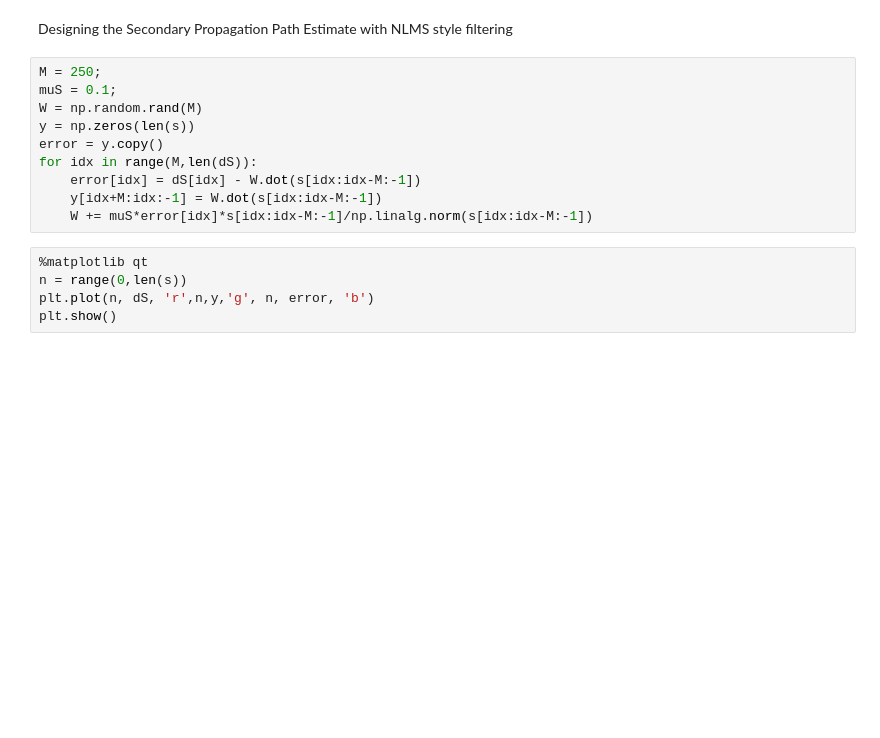
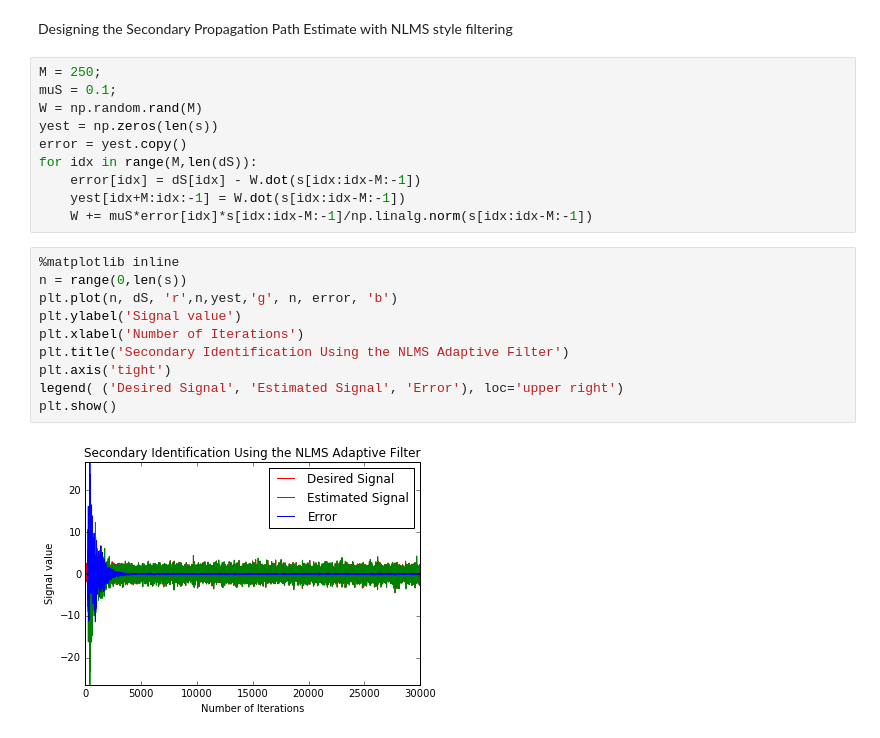
Before and after one commit to mhemeryck/python_class, a Jupyter notebook: Python tutorial.ipynb, the cells around one changed output. Saved outputs shown, nothing was run; the diff lists cells and outputs as text; blank space fills up the shorter version.

```diff
--- a/Python tutorial.ipynb
+++ b/Python tutorial.ipynb
@@ -156,14 +128,21 @@ Designing the Secondary Propagation Path Estimate with NLMS style filtering
 M = 250;
 muS = 0.1;
 W = np.random.rand(M)
-y = np.zeros(len(s))
-error = y.copy()
+yest = np.zeros(len(s))
+error = yest.copy()
 for idx in range(M,len(dS)):
     error[idx] = dS[idx] - W.dot(s[idx:idx-M:-1])
-    y[idx+M:idx:-1] = W.dot(s[idx:idx-M:-1])
+    yest[idx+M:idx:-1] = W.dot(s[idx:idx-M:-1])
     W += muS*error[idx]*s[idx:idx-M:-1]/np.linalg.norm(s[idx:idx-M:-1])
 # %%
-%matplotlib qt
+%matplotlib inline
 n = range(0,len(s))
-plt.plot(n, dS, 'r',n,y,'g', n, error, 'b')
+plt.plot(n, dS, 'r',n,yest,'g', n, error, 'b')
+plt.ylabel('Signal value')
+plt.xlabel('Number of Iterations')
+plt.title('Secondary Identification Using the NLMS Adaptive Filter')
+plt.axis('tight')
+legend( ('Desired Signal', 'Estimated Signal', 'Error'), loc='upper right')
 plt.show()
+# %% [output]
+[figure, added]
```
Also changed, not shown: parts of 8 cells of this notebook.
